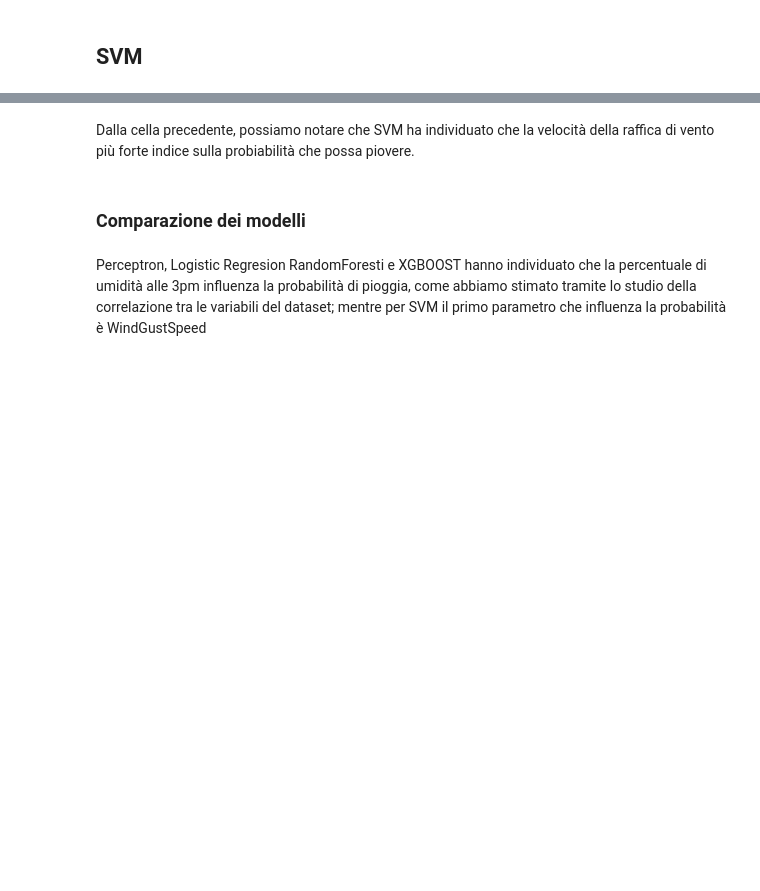
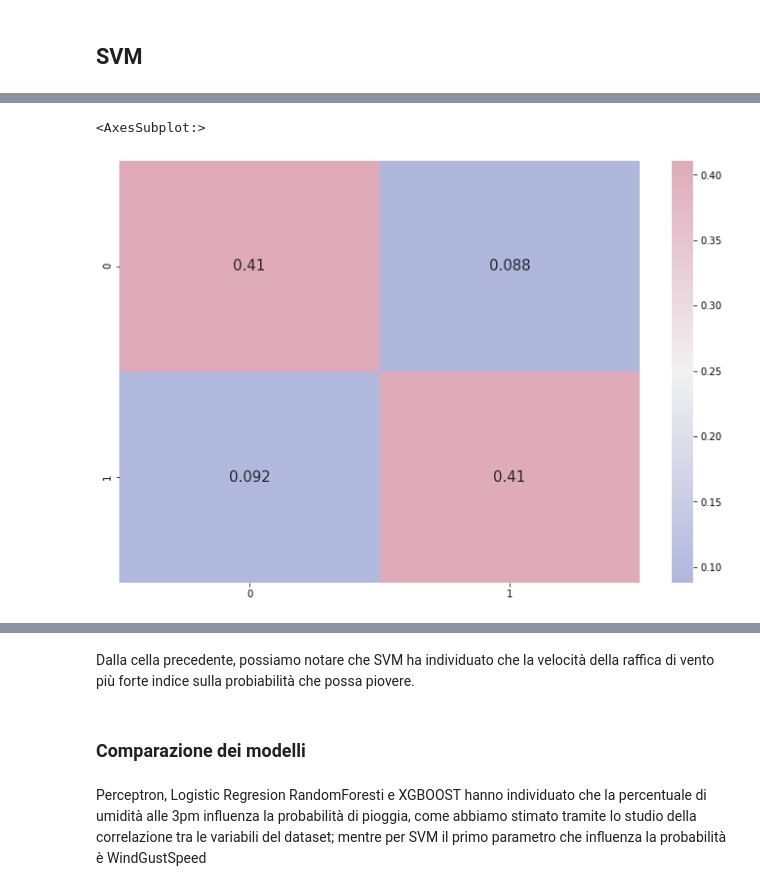
Before and after one commit to melissamagistri/RainPrediction, a Jupyter notebook: RainPrediction.ipynb, the cells around one changed output, grey strips where cells are left out. Cells and saved outputs as stored; diff of their text form; code cells hidden in the pictures; blank space fills up the shorter version.

```diff
--- a/RainPrediction.ipynb
+++ b/RainPrediction.ipynb
@@ -703,12 +660,10 @@ best_params(svm_withgridsearch)
 # %%
-confidence = 95
-lower, upper = confidence_interval(len(X_val), svm_withgridsearch.score(X_val, y_val), confidence)
-
-print('Intervallo di confidenza {}%: \nPmin = {:.4f}%\nPmax = {:.4f}%'.format(confidence, lower*100, upper*100))
-
 plt.subplots(figsize=(12,8))
 cf_matrix = confusion_matrix(y_val, svm_withgridsearch.predict(X_val))
 sns.heatmap(cf_matrix/np.sum(cf_matrix), cmap = cmap1, annot = True, annot_kws = {'size':15})
+# %% [output]
+<AxesSubplot:>
+[figure, added]
 # %%
 svm_imp = pd.Series(svm_withgridsearch.best_estimator_[1].support_vectors_[0], index=X_train.columns).nlargest(3)
 print(svm_imp)
```
Also changed, not shown: parts of 43 cells of this notebook.
